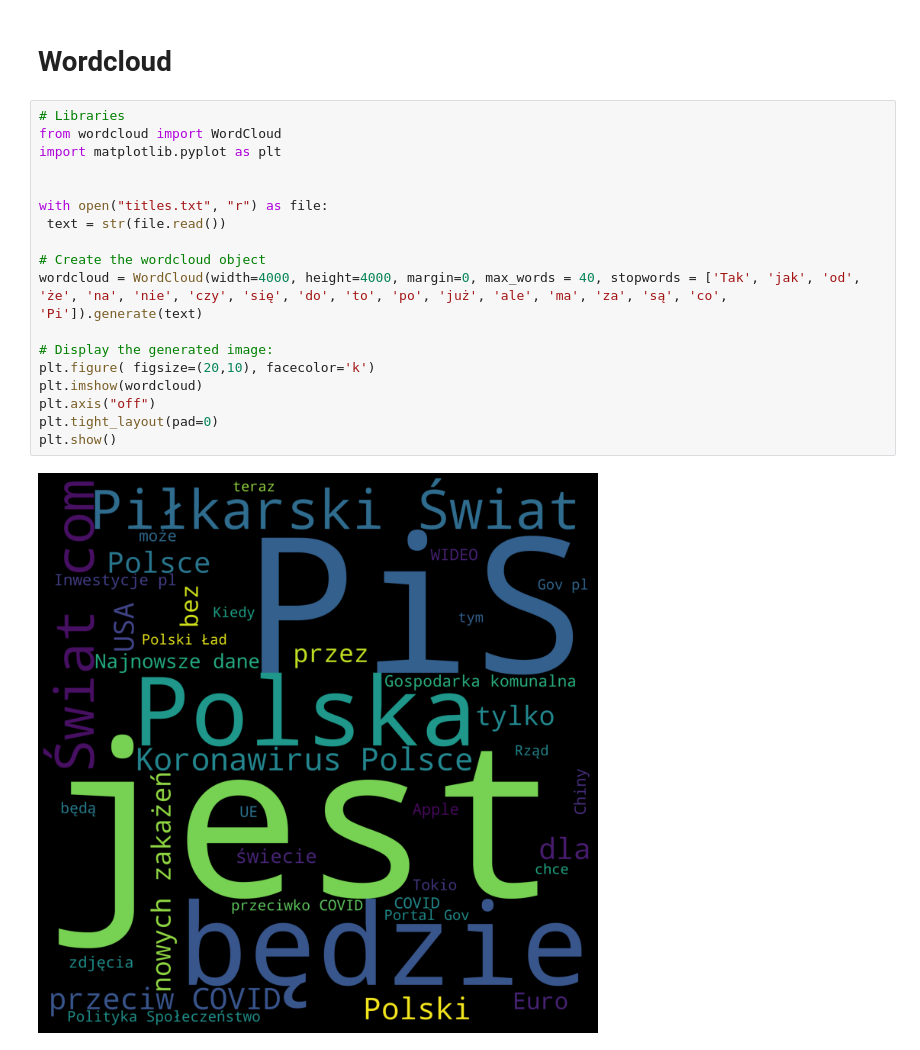
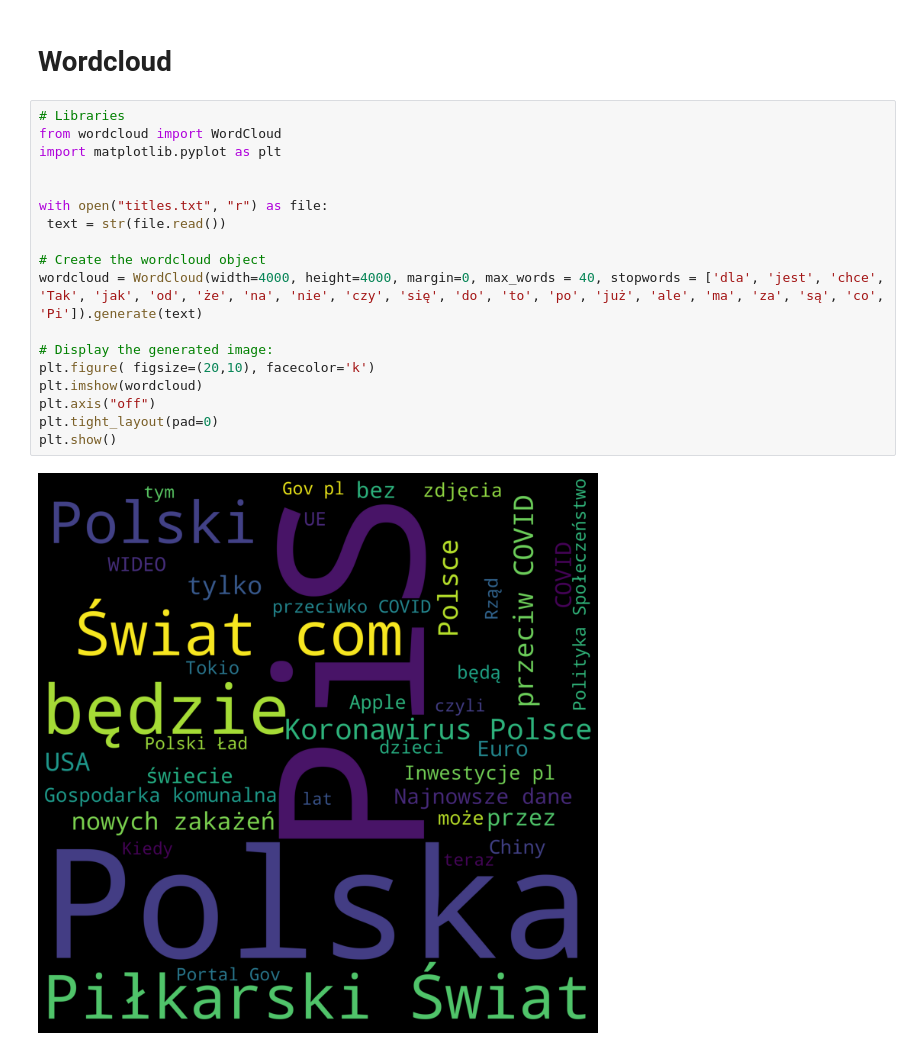
Before and after one commit to avrland/polishNewsTitleDatabase, a Jupyter notebook: Stats_and_visualization.ipynb, the cells around one changed output. Drawn from its saved outputs; the diff is of its cells as text.

```diff
--- a/Stats_and_visualization.ipynb
+++ b/Stats_and_visualization.ipynb
@@ -76,20 +92,20 @@ Requirement already satisfied: squarify in /usr/local/lib/python3.7/dist-package
 # %%
 # Libraries
 from wordcloud import WordCloud
 import matplotlib.pyplot as plt
 
 
 with open("titles.txt", "r") as file:
  text = str(file.read())
 
 # Create the wordcloud object
-wordcloud = WordCloud(width=4000, height=4000, margin=0, max_words = 40, stopwords = ['Tak', 'jak', 'od', 'że', 'na', 'nie', 'czy', 'się', 'do', 'to', 'po', 'już', 'ale', 'ma', 'za', 'są', 'co', 'Pi']).generate(text)
+wordcloud = WordCloud(width=4000, height=4000, margin=0, max_words = 40, stopwords = ['dla', 'jest', 'chce', 'Tak', 'jak', 'od', 'że', 'na', 'nie', 'czy', 'się', 'do', 'to', 'po', 'już', 'ale', 'ma', 'za', 'są', 'co', 'Pi']).generate(text)
 
 # Display the generated image:
 plt.figure( figsize=(20,10), facecolor='k')
 plt.imshow(wordcloud)
 plt.axis("off")
 plt.tight_layout(pad=0)
 plt.show()
 # %% [output]
-[figure, old version]
+[figure, new version]
```
Also changed, not shown: parts of 4 cells of this notebook.
